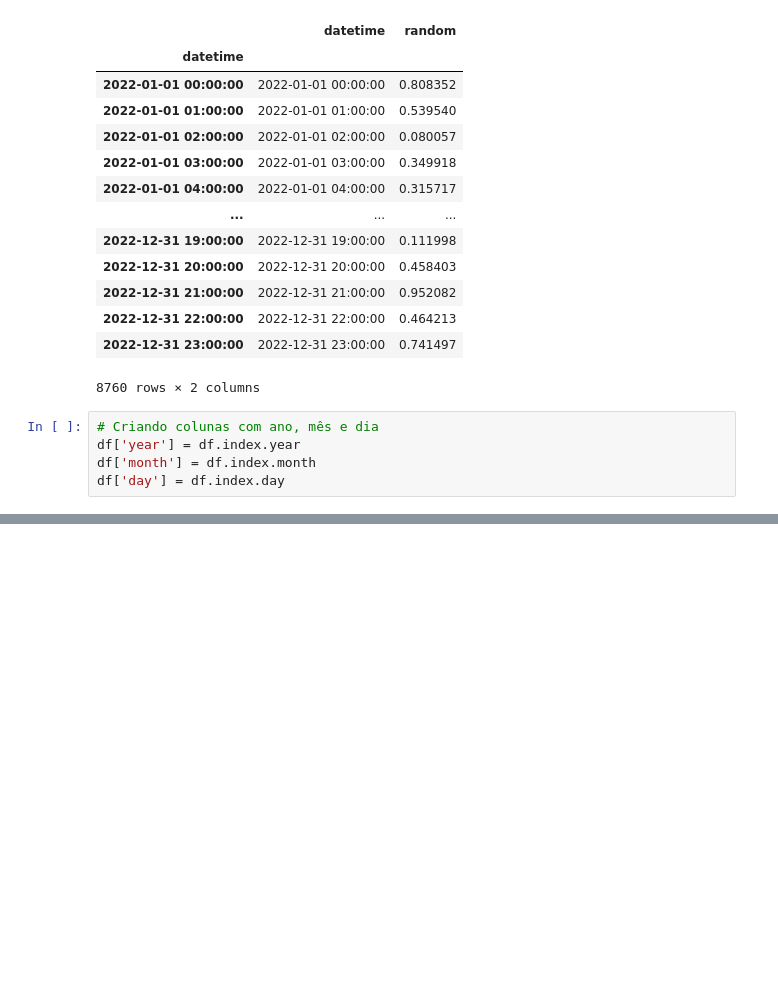
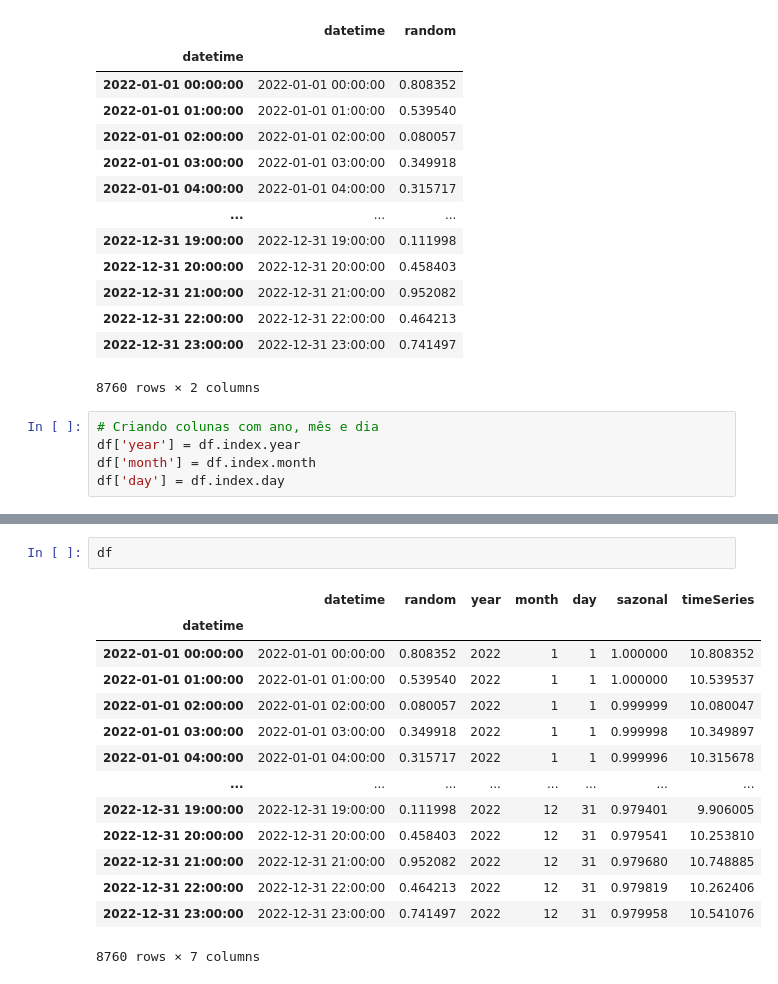
Before and after one commit to Larissa0403/ENS410064, a Jupyter notebook: Aula 03.ipynb, the cells around one changed output, grey strips where cells are left out. Saved outputs shown, nothing was run; the diff lists cells and outputs as text; blank space fills up the shorter version.

```diff
--- a/Aula 03.ipynb
+++ b/Aula 03.ipynb
@@ -152,0 +175,17 @@ df['day'] = df.index.day
+# %%
+df
+# %% [output]
+|  | datetime | random | year | month | day | sazonal | timeSeries |
+| datetime |  |  |  |  |  |  |  |
+| 2022-01-01 00:00:00 | 2022-01-01 00:00:00 | 0.808352 | 2022 | 1 | 1 | 1.000000 | 10.808352 |
+| 2022-01-01 01:00:00 | 2022-01-01 01:00:00 | 0.539540 | 2022 | 1 | 1 | 1.000000 | 10.539537 |
+| 2022-01-01 02:00:00 | 2022-01-01 02:00:00 | 0.080057 | 2022 | 1 | 1 | 0.999999 | 10.080047 |
+| 2022-01-01 03:00:00 | 2022-01-01 03:00:00 | 0.349918 | 2022 | 1 | 1 | 0.999998 | 10.349897 |
+| 2022-01-01 04:00:00 | 2022-01-01 04:00:00 | 0.315717 | 2022 | 1 | 1 | 0.999996 | 10.315678 |
+| ... | ... | ... | ... | ... | ... | ... | ... |
+| 2022-12-31 19:00:00 | 2022-12-31 19:00:00 | 0.111998 | 2022 | 12 | 31 | 0.979401 | 9.906005 |
+| 2022-12-31 20:00:00 | 2022-12-31 20:00:00 | 0.458403 | 2022 | 12 | 31 | 0.979541 | 10.253810 |
+| 2022-12-31 21:00:00 | 2022-12-31 21:00:00 | 0.952082 | 2022 | 12 | 31 | 0.979680 | 10.748885 |
+| 2022-12-31 22:00:00 | 2022-12-31 22:00:00 | 0.464213 | 2022 | 12 | 31 | 0.979819 | 10.262406 |
+| 2022-12-31 23:00:00 | 2022-12-31 23:00:00 | 0.741497 | 2022 | 12 | 31 | 0.979958 | 10.541076 |
+8760 rows × 7 columns
```
Also changed, not shown: parts of 3 cells of this notebook.
